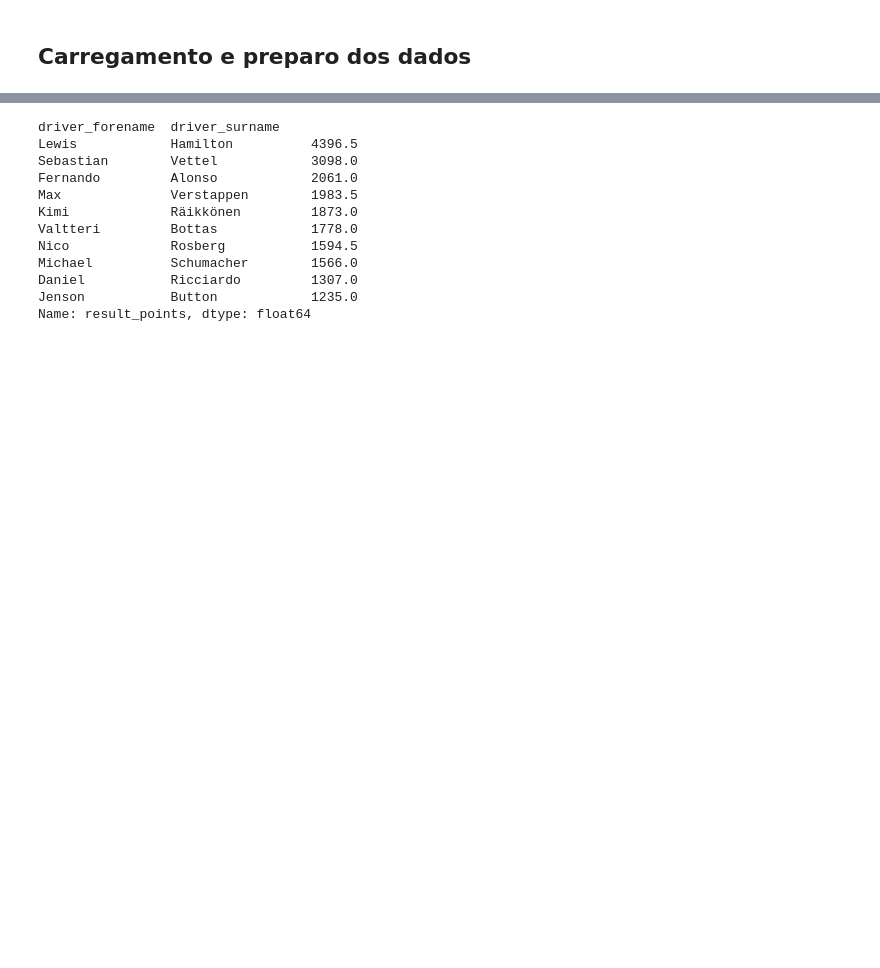
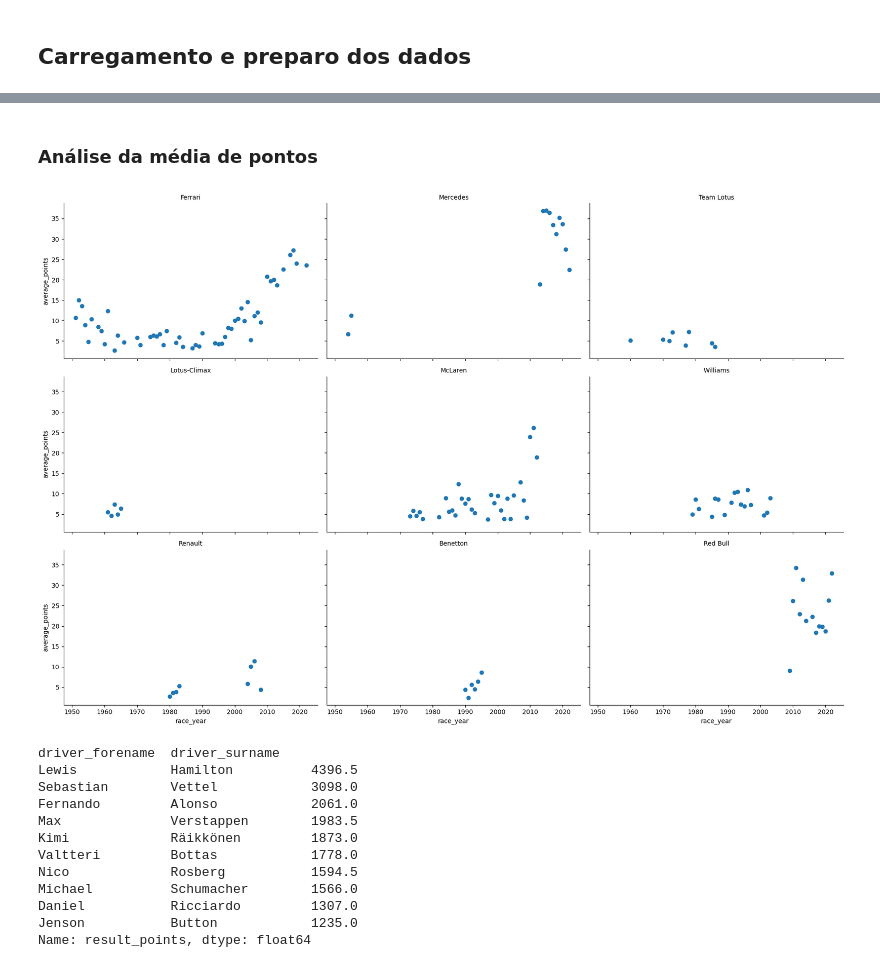
Before and after one commit to alexandrefortes/Python-para-Ciencia-de-Dados, a Jupyter notebook: trabalho_pratico.ipynb, the cells around one changed output, grey strips where cells are left out. Cells and saved outputs as stored; diff of their text form; code cells hidden in the pictures; blank space fills up the shorter version.

```diff
--- a/trabalho_pratico.ipynb
+++ b/trabalho_pratico.ipynb
@@ -80,3 +163,16 @@ print(wins_per_year_per_constructor.head(10))
+# %% [markdown]
+### Análise da média de pontos
+# %%
+# FacetGrid
+g = sns.FacetGrid(wins_and_points_per_constructor_to_plot, col='constructor_name', col_wrap=3, height=4, aspect=1.5)
+
+# Uma equipe por bloco
+g = g.map(plt.scatter, 'race_year', 'average_points')
+
+# Add título
+g = g.set_titles("{col_name}")
+# %% [output]
+[figure, added]
 # %%
 successful_drivers = merged_df.groupby(['driver_forename', 'driver_surname'])['result_points'].sum().sort_values(ascending=False)
 print(successful_drivers.head(10))
```
Also changed, not shown: parts of 45 cells of this notebook.
